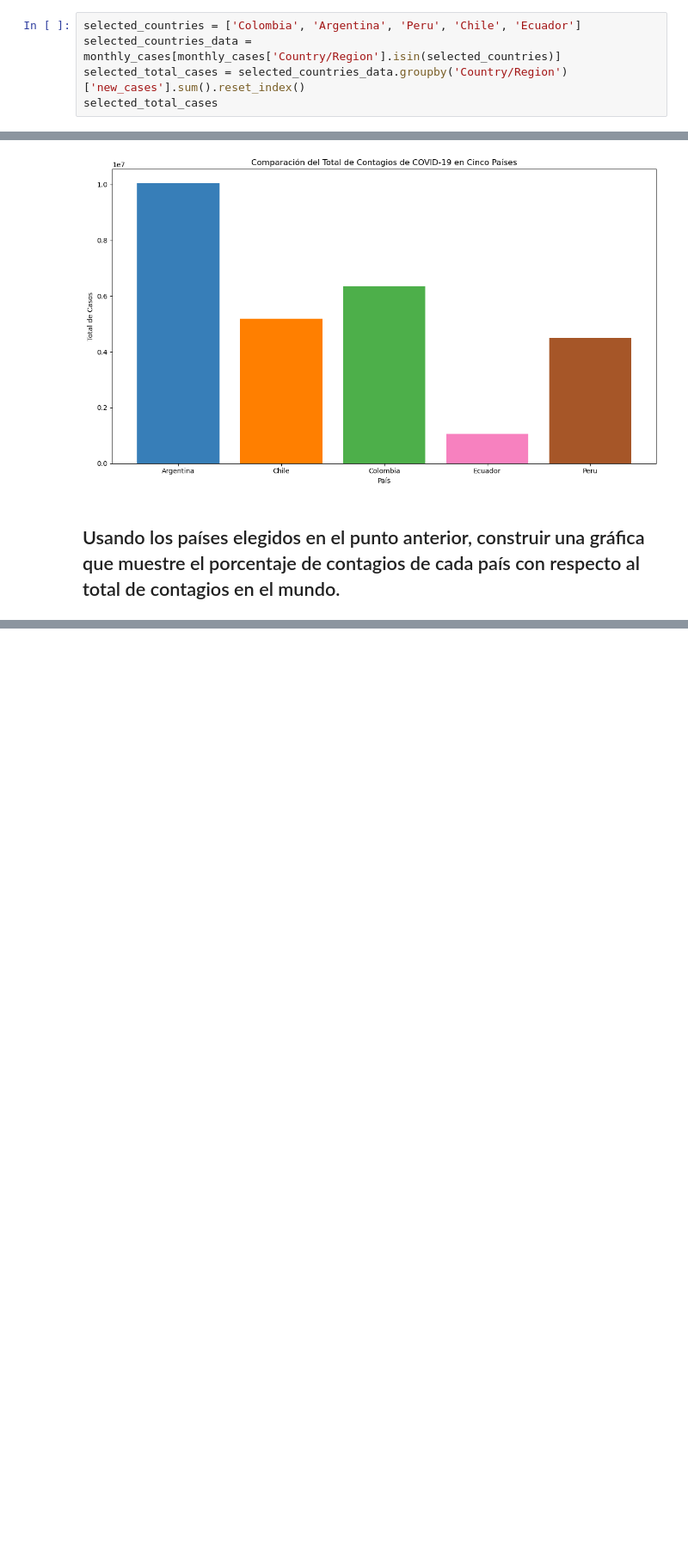
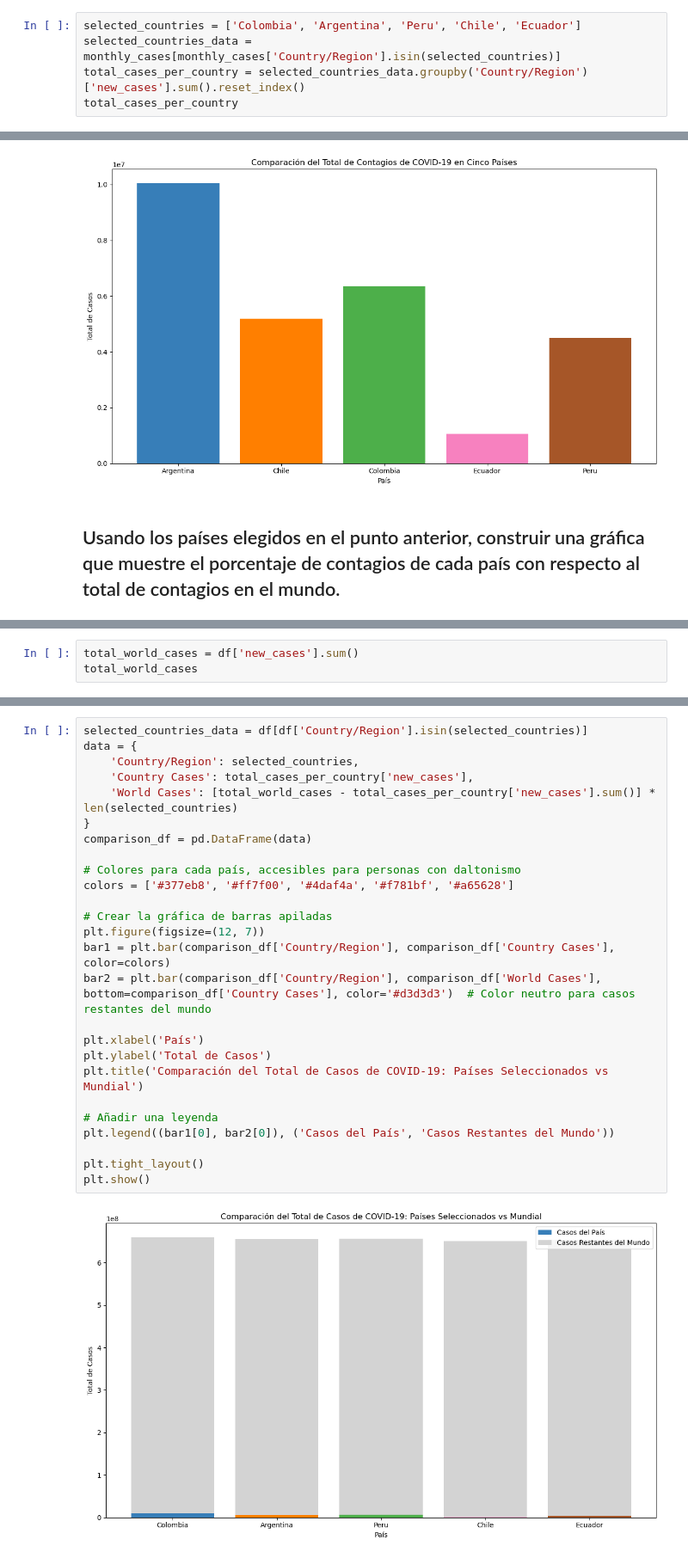
Before and after one commit to correju/caso-covid, a Jupyter notebook: graficas.ipynb, the cells around one changed output, grey strips where cells are left out. Shown at 86% size. Saved outputs shown, nothing was run; the diff lists cells and outputs as text; blank space fills up the shorter version.

```diff
--- a/graficas.ipynb
+++ b/graficas.ipynb
@@ -106,8 +106,8 @@ Escogemos 5 paises de latinoamerica para el ejercicion **Colombia**, **Argentina
 # %%
 selected_countries = ['Colombia', 'Argentina', 'Peru', 'Chile', 'Ecuador']
 selected_countries_data = monthly_cases[monthly_cases['Country/Region'].isin(selected_countries)]
-selected_total_cases = selected_countries_data.groupby('Country/Region')['new_cases'].sum().reset_index()
-selected_total_cases
+total_cases_per_country = selected_countries_data.groupby('Country/Region')['new_cases'].sum().reset_index()
+total_cases_per_country
 # %% [output]
 |  | Country/Region | new_cases |
 | 0 | Argentina | 10044957.0 |
@@ -133,0 +136,3 @@ plt.show()
+# %%
+total_world_cases = df['new_cases'].sum()
+total_world_cases
@@ -133,0 +141,28 @@ plt.show()
+# %%
+selected_countries_data = df[df['Country/Region'].isin(selected_countries)]
+data = {
+    'Country/Region': selected_countries,
+    'Country Cases': total_cases_per_country['new_cases'],
+    'World Cases': [total_world_cases - total_cases_per_country['new_cases'].sum()] * len(selected_countries)
+}
+comparison_df = pd.DataFrame(data)
+
+# Colores para cada país, accesibles para personas con daltonismo
+colors = ['#377eb8', '#ff7f00', '#4daf4a', '#f781bf', '#a65628']
+
+# Crear la gráfica de barras apiladas
+plt.figure(figsize=(12, 7))
+bar1 = plt.bar(comparison_df['Country/Region'], comparison_df['Country Cases'], color=colors)
+bar2 = plt.bar(comparison_df['Country/Region'], comparison_df['World Cases'], bottom=comparison_df['Country Cases'], color='#d3d3d3')  # Color neutro para casos restantes del mundo
+
+plt.xlabel('País')
+plt.ylabel('Total de Casos')
+plt.title('Comparación del Total de Casos de COVID-19: Países Seleccionados vs Mundial')
+
+# Añadir una leyenda
+plt.legend((bar1[0], bar2[0]), ('Casos del País', 'Casos Restantes del Mundo'))
+
+plt.tight_layout()
+plt.show()
+# %% [output]
+[figure, added]
```
Also changed, not shown: parts of 4 cells of this notebook.
